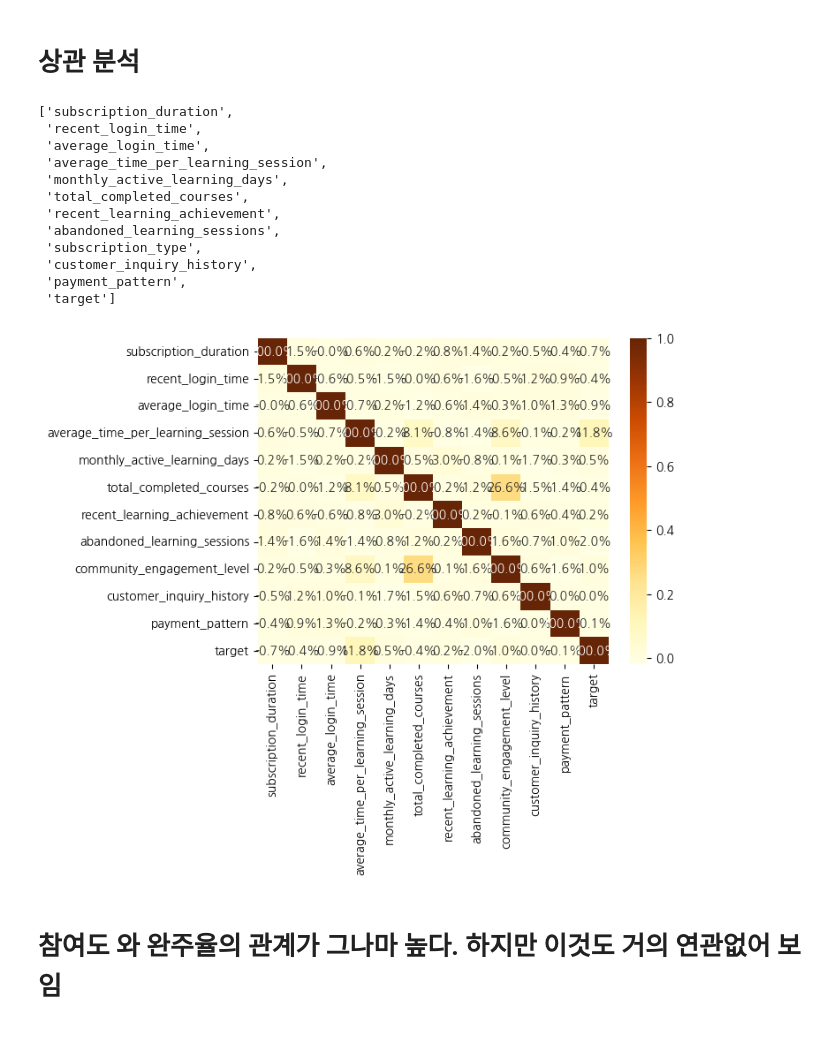
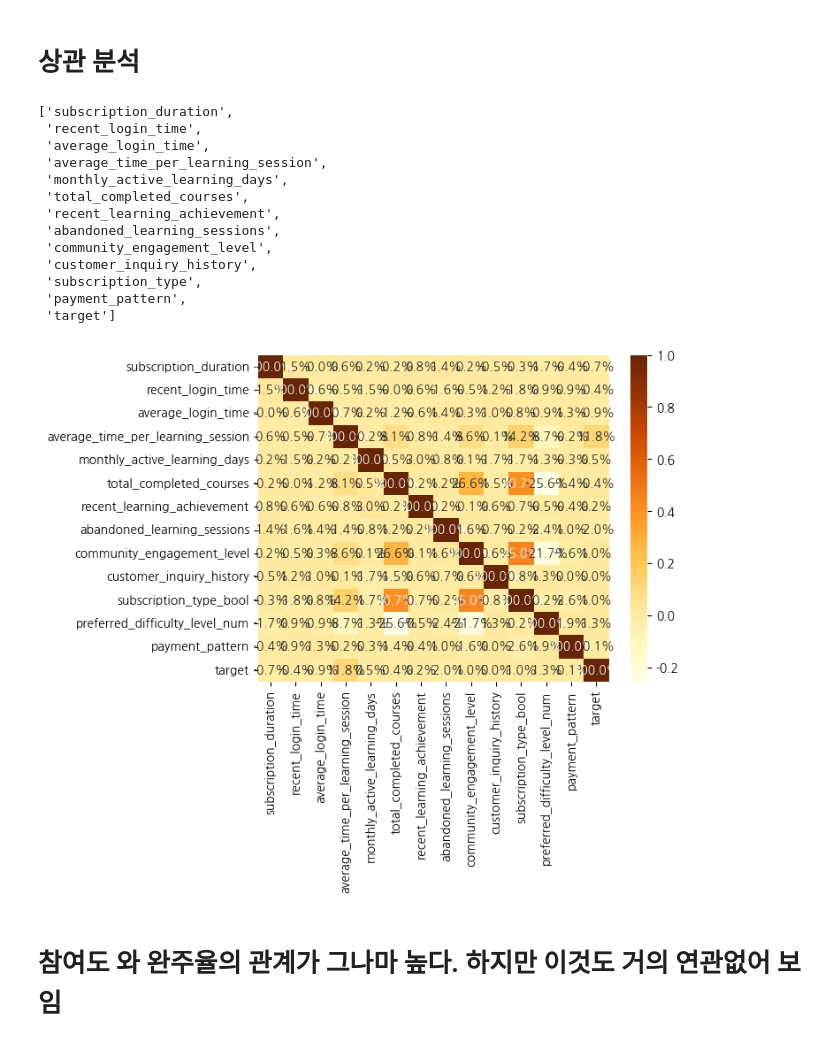
Before and after one commit to min01118/WASSUP4, a Jupyter notebook: 05_Data_Analysis/DA_Mini_Project.ipynb, the cells around one changed output. Drawn from its saved outputs; the diff is of its cells as text; code cells hidden in the pictures.

```diff
--- a/05_Data_Analysis/DA_Mini_Project.ipynb
+++ b/05_Data_Analysis/DA_Mini_Project.ipynb
@@ -505,7 +505,7 @@ plt.show()
 # %% [markdown]
 # 상관 분석
 # %%
-"subscription_duration	recent_login_time	average_login_time	average_time_per_learning_session	monthly_active_learning_days	total_completed_courses	recent_learning_achievement	abandoned_learning_sessions	community_engagement_level	customer_inquiry_history	payment_pattern	target".split("\t")
+"subscription_duration	recent_login_time	average_login_time	average_time_per_learning_session	monthly_active_learning_days	total_completed_courses	recent_learning_achievement	abandoned_learning_sessions	community_engagement_level	customer_inquiry_history\tsubscription_type_bool	payment_pattern	target".split("\t")
 # %% [output]
 ['subscription_duration',
  'recent_login_time',
@@ -515,18 +515,19 @@ plt.show()
  'total_completed_courses',
  'recent_learning_achievement',
  'abandoned_learning_sessions',
+ 'community_engagement_level',
+ 'customer_inquiry_history',
  'subscription_type',
- 'customer_inquiry_history',
  'payment_pattern',
  'target']
 # %%
 import seaborn as sns
-df_c = df["subscription_duration	recent_login_time	average_login_time	average_time_per_learning_session	monthly_active_learning_days	total_completed_courses	recent_learning_achievement	abandoned_learning_sessions	community_engagement_level	customer_inquiry_history	payment_pattern	target".split("\t")]
+df_c = df["subscription_duration	recent_login_time	average_login_time	average_time_per_learning_session	monthly_active_learning_days	total_completed_courses	recent_learning_achievement	abandoned_learning_sessions	community_engagement_level	customer_inquiry_history\tsubscription_type_bool\tpreferred_difficulty_level_num	payment_pattern	target".split("\t")]
 corr=df_c.corr()
 sns.heatmap(corr, annot=True, fmt=".1%", cmap='YlOrBr')
 plt.show()
 # %% [output]
-[figure, old version]
+[figure, new version]
 # %% [markdown]
 # 참여도 와 완주율의 관계가 그나마 높다. 하지만 이것도 거의 연관없어 보임
 # %%
```
Also changed, not shown: parts of 3 cells of this notebook.
